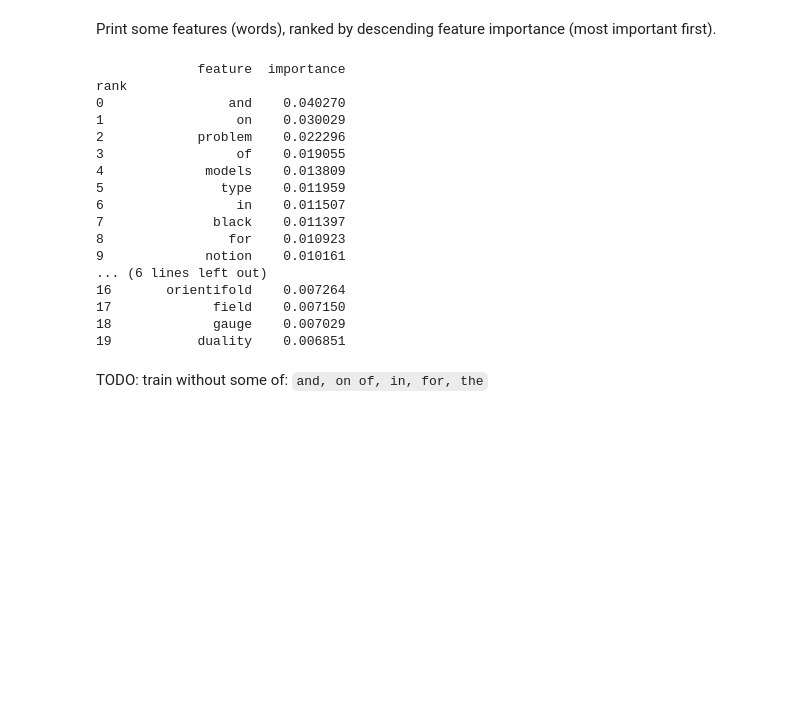
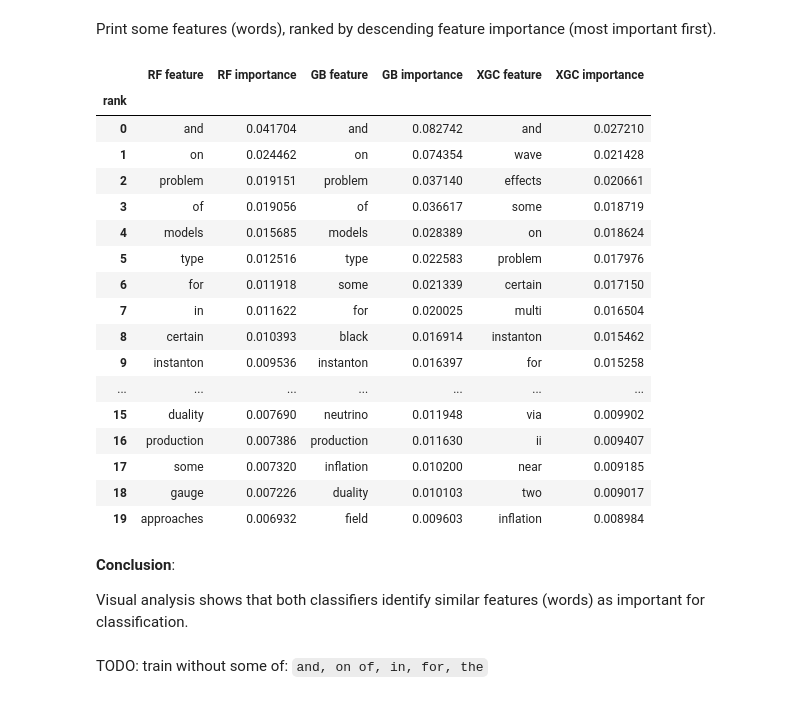
Before and after one commit to Frederic-vW/arXiv-vs-snarXiv, a Jupyter notebook: snarxiv_learn.ipynb, the cells around one changed output. Cells and saved outputs as stored; diff of their text form; code cells hidden in the pictures; blank space fills up the shorter version.

```diff
--- a/snarxiv_learn.ipynb
+++ b/snarxiv_learn.ipynb
@@ -369,33 +668,61 @@ plt.show()
 Print some features (words), ranked by descending feature importance (most important first).
 # %%
 voc_inv = {v: k for k, v in voc.items()} # inverse vocabulary
-df = pd.DataFrame({
-    'feature' : [voc_inv[i] for i in range(len(rf.feature_importances_))],
-    'importance' : rf.feature_importances_,
-}).sort_values(by=['importance'], ascending=False)
-df['rank'] = range(len(rf.feature_importances_))
-df.index = df['rank']
-df.drop('rank', axis=1, inplace=True)
-print(df.head(20))
-#display(df)
+
+df_rf = pd.DataFrame({
+    'RF feature' : [voc_inv[i] for i in range(len(rf.feature_importances_))],
+    'RF importance' : rf.feature_importances_,
+}).sort_values(by=['RF importance'], ascending=False)
+df_rf['rank'] = range(len(rf.feature_importances_))
+df_rf.index = df_rf['rank']
+df_rf.drop('rank', axis=1, inplace=True)
+
+df_gb = pd.DataFrame({
+    'GB feature' : [voc_inv[i] for i in range(len(gb.feature_importances_))],
+    'GB importance' : gb.feature_importances_,
+}).sort_values(by=['GB importance'], ascending=False)
+df_gb['rank'] = range(len(gb.feature_importances_))
+df_gb.index = df_gb['rank']
+df_gb.drop('rank', axis=1, inplace=True)
+
+df_xgc = pd.DataFrame({
+    'XGC feature' : [voc_inv[i] for i in range(len(xgc.feature_importances_))],
+    'XGC importance' : xgc.feature_importances_,
+}).sort_values(by=['XGC importance'], ascending=False)
+df_xgc['rank'] = range(len(xgc.feature_importances_))
+df_xgc.index = df_xgc['rank']
+df_xgc.drop('rank', axis=1, inplace=True)
+
+# combine RF and GB dataframes
+df = df_rf.join(df_gb)
+df = df.join(df_xgc)
+#print(df.head(20))
+
+from IPython.display import display
+display(df.head(20))
 # %% [output]
-             feature  importance
-rank
-0                and    0.040270
-1                 on    0.030029
-2            problem    0.022296
-3                 of    0.019055
-4             models    0.013809
-5               type    0.011959
-6                 in    0.011507
-7              black    0.011397
-8                for    0.010923
-9             notion    0.010161
-... (6 lines left out)
-16       orientifold    0.007264
-17             field    0.007150
-18             gauge    0.007029
-19           duality    0.006851
+|  | RF feature | RF importance | GB feature | GB importance | XGC feature | XGC importance |
+| rank |  |  |  |  |  |  |
+| 0 | and | 0.041704 | and | 0.082742 | and | 0.027210 |
+| 1 | on | 0.024462 | on | 0.074354 | wave | 0.021428 |
+| 2 | problem | 0.019151 | problem | 0.037140 | effects | 0.020661 |
+| 3 | of | 0.019056 | of | 0.036617 | some | 0.018719 |
+| 4 | models | 0.015685 | models | 0.028389 | on | 0.018624 |
+| 5 | type | 0.012516 | type | 0.022583 | problem | 0.017976 |
+| 6 | for | 0.011918 | some | 0.021339 | certain | 0.017150 |
+| 7 | in | 0.011622 | for | 0.020025 | multi | 0.016504 |
+| 8 | certain | 0.010393 | black | 0.016914 | instanton | 0.015462 |
+| 9 | instanton | 0.009536 | instanton | 0.016397 | for | 0.015258 |
+| ... | ... | ... | ... | ... | ... | ... |
+| 15 | duality | 0.007690 | neutrino | 0.011948 | via | 0.009902 |
+| 16 | production | 0.007386 | production | 0.011630 | ii | 0.009407 |
+| 17 | some | 0.007320 | inflation | 0.010200 | near | 0.009185 |
+| 18 | gauge | 0.007226 | duality | 0.010103 | two | 0.009017 |
+| 19 | approaches | 0.006932 | field | 0.009603 | inflation | 0.008984 |
+# %% [markdown]
+**Conclusion**:
+
+Visual analysis shows that both classifiers identify similar features (words) as important for classification.
 # %% [markdown]
 TODO: train without some of: `and, on of, in, for, the`
 # %% [markdown]
```
Also changed, not shown: parts of 27 cells of this notebook.
